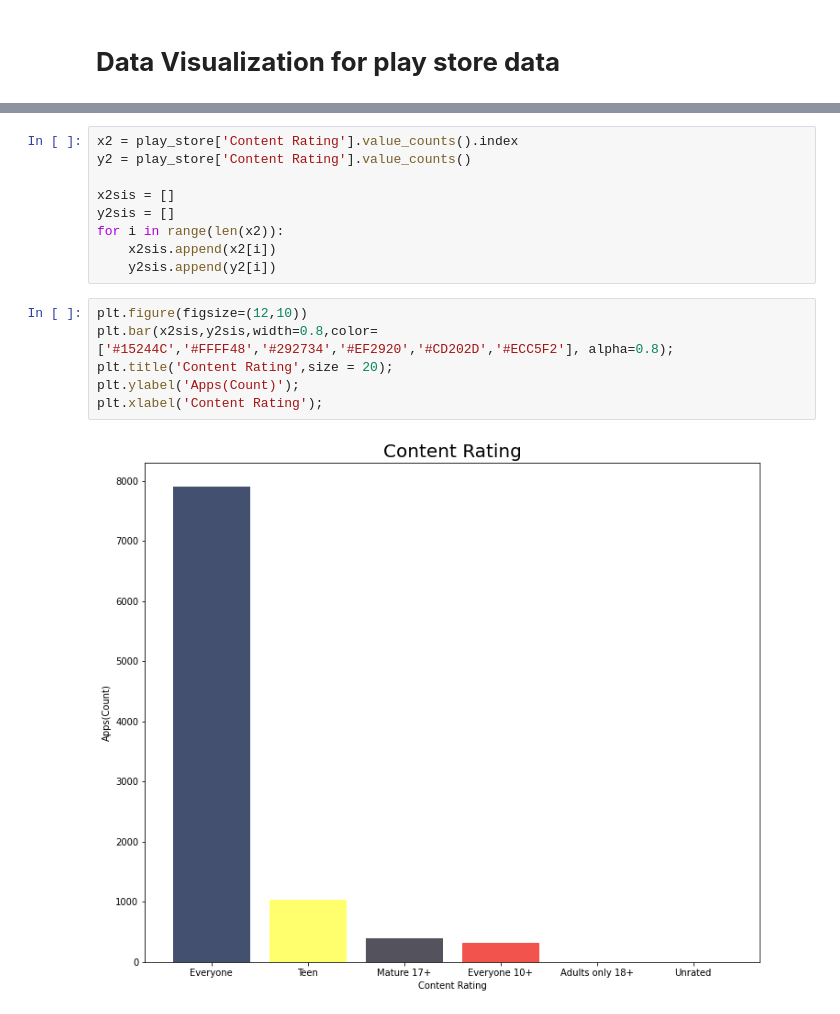
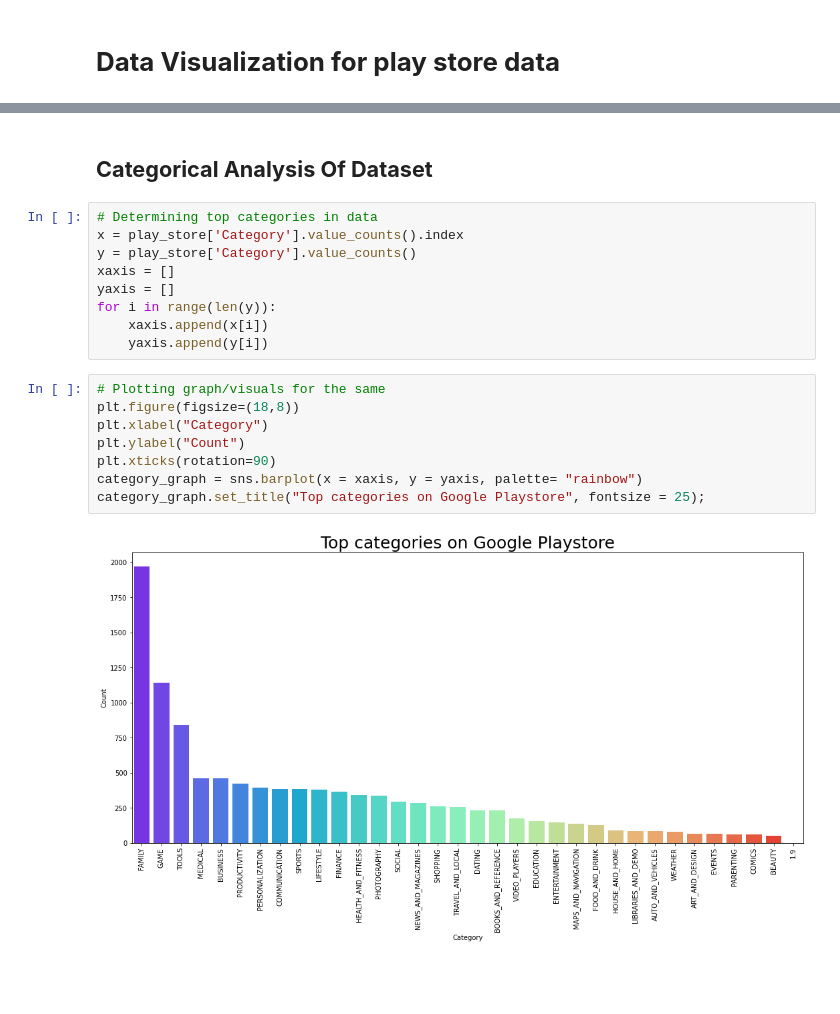
Before and after one commit to Jahnavi-Jaolekar/Play-Store-Review-Analysis, a Jupyter notebook: Play_Store_App_Review_Analysis_Capstone_Project.ipynb, the cells around one changed output, grey strips where cells are left out. Saved outputs shown, nothing was run; the diff lists cells and outputs as text; blank space fills up the shorter version.

```diff
--- a/Play_Store_App_Review_Analysis_Capstone_Project.ipynb
+++ b/Play_Store_App_Review_Analysis_Capstone_Project.ipynb
@@ -382,18 +390,22 @@ BEAUTY                   53
 Name: Category, dtype: int64
+# %% [markdown]
+## **Categorical Analysis Of Dataset**
 # %%
-x2 = play_store['Content Rating'].value_counts().index
-y2 = play_store['Content Rating'].value_counts()
-
-x2sis = []
-y2sis = []
-for i in range(len(x2)):
-    x2sis.append(x2[i])
-    y2sis.append(y2[i])
+# Determining top categories in data
+x = play_store['Category'].value_counts().index
+y = play_store['Category'].value_counts()
+xaxis = []
+yaxis = []
+for i in range(len(y)):
+    xaxis.append(x[i])
+    yaxis.append(y[i])
-# %%
-plt.figure(figsize=(12,10))
-plt.bar(x2sis,y2sis,width=0.8,color=['#15244C','#FFFF48','#292734','#EF2920','#CD202D','#ECC5F2'], alpha=0.8);
-plt.title('Content Rating',size = 20);
-plt.ylabel('Apps(Count)');
-plt.xlabel('Content Rating');
-# %% [output]
-[figure, removed]
+# %%
+# Plotting graph/visuals for the same
+plt.figure(figsize=(18,8))
+plt.xlabel("Category")
+plt.ylabel("Count")
+plt.xticks(rotation=90)
+category_graph = sns.barplot(x = xaxis, y = yaxis, palette= "rainbow")
+category_graph.set_title("Top categories on Google Playstore", fontsize = 25);
+# %% [output]
+[figure, added]
```
Also changed, not shown: parts of 21 cells of this notebook.
